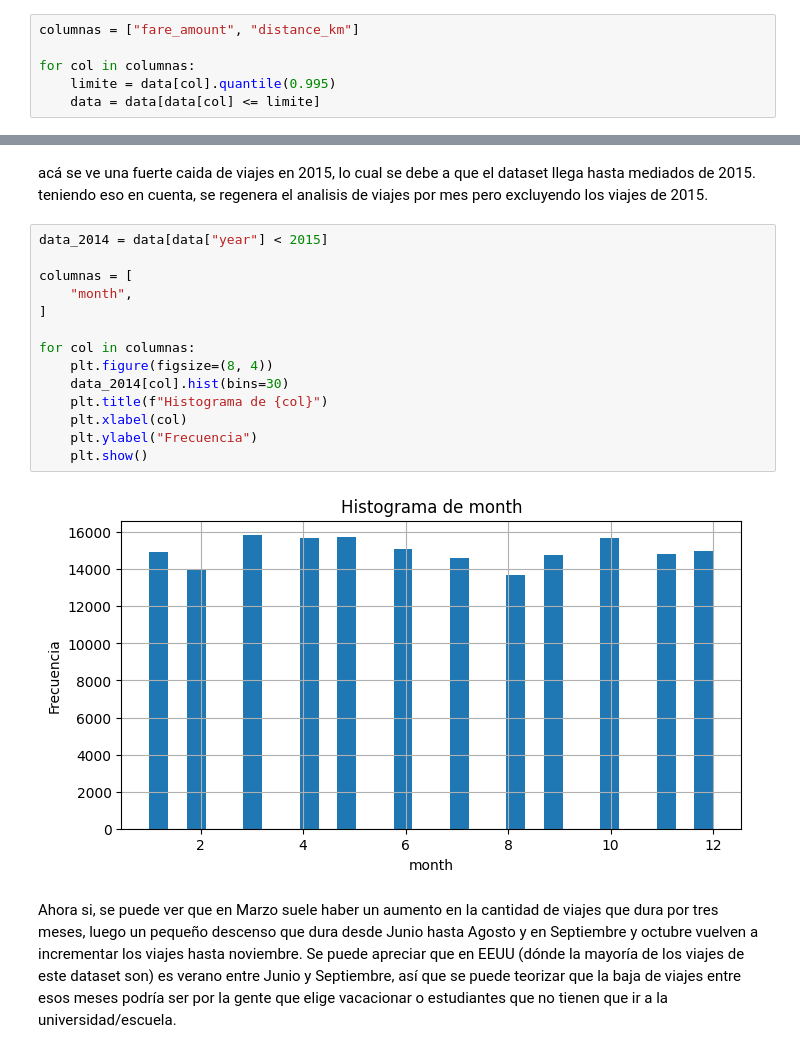
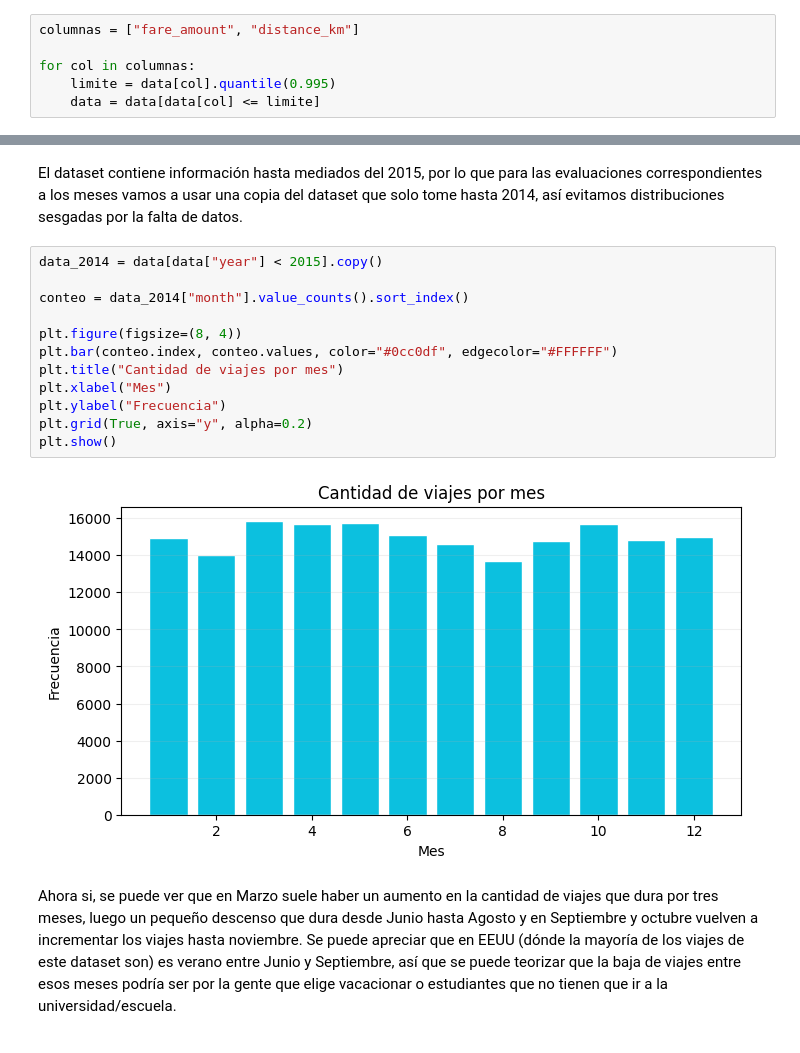
Before and after one commit to SebMun33/AA1-TUIA-2026C1-Onyskiw-Mu-oz, a Jupyter notebook: analisis_descriptivo.ipynb, the cells around one changed output, grey strips where cells are left out. Saved outputs shown, nothing was run; the diff lists cells and outputs as text.

```diff
--- a/analisis_descriptivo.ipynb
+++ b/analisis_descriptivo.ipynb
@@ -481,21 +483,19 @@ for col in columnas:
 # %% [markdown]
-acá se ve una fuerte caida de viajes en 2015, lo cual se debe a que el dataset llega hasta mediados de 2015. teniendo eso en cuenta, se regenera el analisis de viajes por mes pero excluyendo los viajes de 2015.
+El dataset contiene información hasta mediados del 2015, por lo que para las evaluaciones correspondientes a los meses vamos a usar una copia del dataset que solo tome hasta 2014, así evitamos distribuciones sesgadas por la falta de datos.
 # %%
-data_2014 = data[data["year"] < 2015]
+data_2014 = data[data["year"] < 2015].copy()
 
-columnas = [
-    "month",
-]
+conteo = data_2014["month"].value_counts().sort_index()
 
-for col in columnas:
-    plt.figure(figsize=(8, 4))
-    data_2014[col].hist(bins=30)
-    plt.title(f"Histograma de {col}")
-    plt.xlabel(col)
-    plt.ylabel("Frecuencia")
-    plt.show()
+plt.figure(figsize=(8, 4))
+plt.bar(conteo.index, conteo.values, color="#0cc0df", edgecolor="#FFFFFF")
+plt.title("Cantidad de viajes por mes")
+plt.xlabel("Mes")
+plt.ylabel("Frecuencia")
+plt.grid(True, axis="y", alpha=0.2)
+plt.show()
 # %% [output]
-[figure, old version]
+[figure, new version]
 # %% [markdown]
 Ahora si, se puede ver que en Marzo suele haber un aumento en la cantidad de viajes que dura por tres meses, luego un pequeño descenso que dura desde Junio hasta Agosto y en Septiembre y octubre vuelven a incrementar los viajes hasta noviembre. Se puede apreciar que en EEUU (dónde la mayoría de los viajes de este dataset son) es verano entre Junio y Septiembre, así que se puede teorizar que la baja de viajes entre esos meses podría ser por la gente que elige vacacionar o estudiantes que no tienen que ir a la universidad/escuela.
 # %%
```
Also changed, not shown: parts of 11 cells of this notebook.
